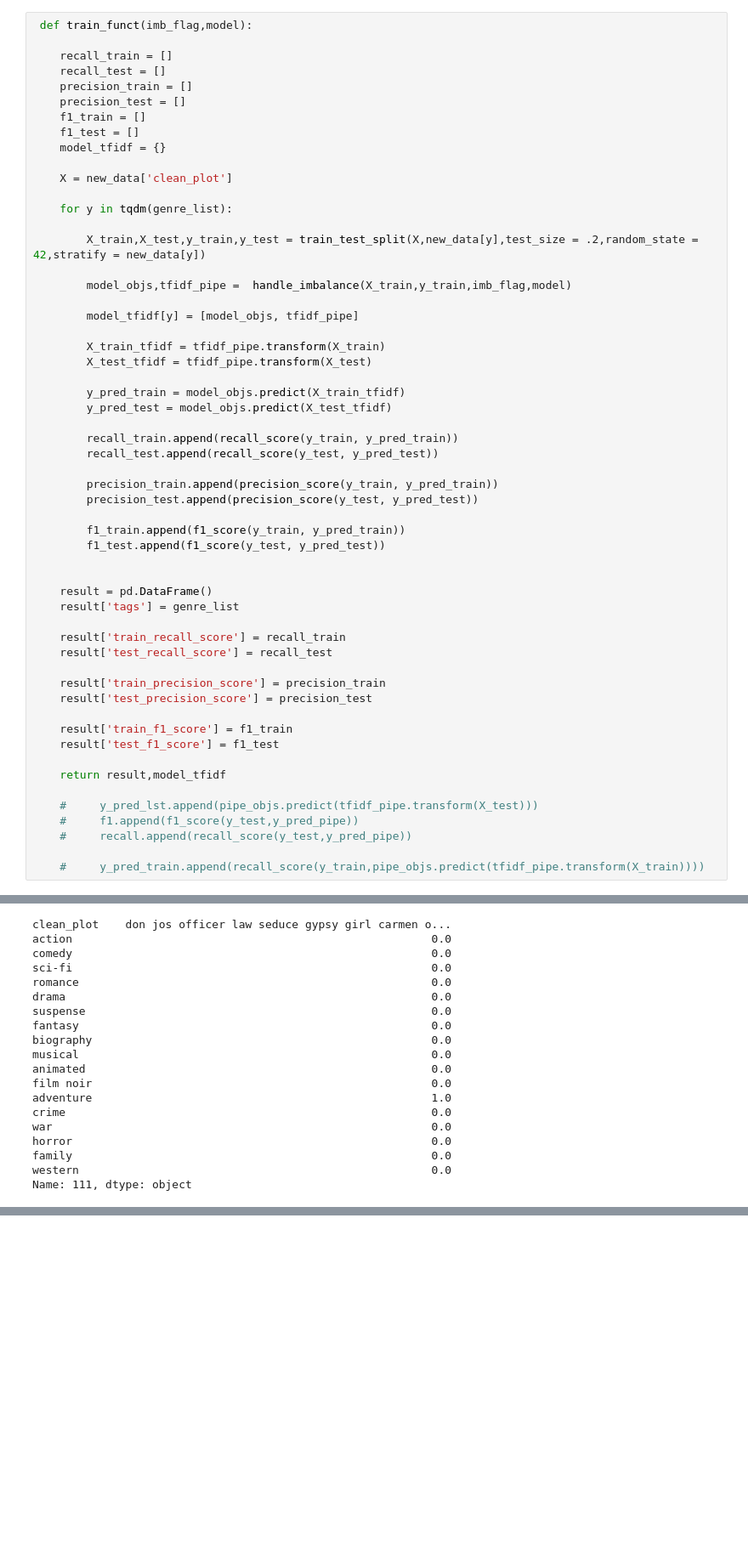
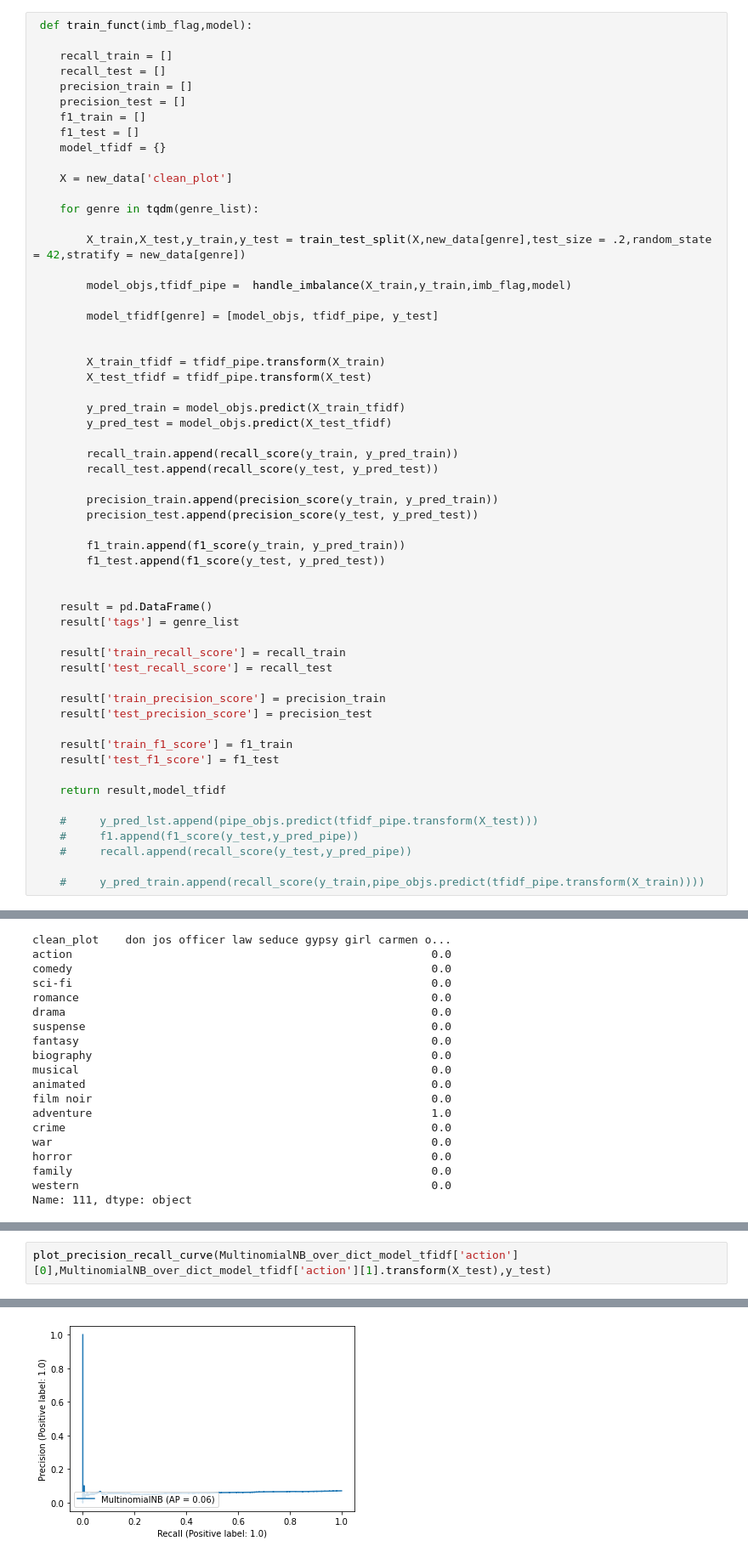
Before and after one commit to VarshaThakare/MultilabelClassificationWiki, a Jupyter notebook: multilabel_classification_wiki/src/notebook/multilabel_classification_wiki.ipynb, the cells around one changed output, grey strips where cells are left out. Shown at 85% size. Drawn from its saved outputs; the diff is of its cells as text; blank space fills up the shorter version.

```diff
--- a/multilabel_classification_wiki/src/notebook/multilabel_classification_wiki.ipynb
+++ b/multilabel_classification_wiki/src/notebook/multilabel_classification_wiki.ipynb
@@ -1081,13 +1084,14 @@ def handle_imbalance(x,y,imb_flag,model):
 
     X = new_data['clean_plot']
 
-    for y in tqdm(genre_list):
+    for genre in tqdm(genre_list):
 
-        X_train,X_test,y_train,y_test = train_test_split(X,new_data[y],test_size = .2,random_state = 42,stratify = new_data[y])
+        X_train,X_test,y_train,y_test = train_test_split(X,new_data[genre],test_size = .2,random_state = 42,stratify = new_data[genre])
 
         model_objs,tfidf_pipe =  handle_imbalance(X_train,y_train,imb_flag,model)
 
-        model_tfidf[y] = [model_objs, tfidf_pipe]
+        model_tfidf[genre] = [model_objs, tfidf_pipe, y_test]
+
 
         X_train_tfidf = tfidf_pipe.transform(X_train)
         X_test_tfidf = tfidf_pipe.transform(X_test)
@@ -1488,0 +1644,3 @@ new_data.iloc[268]['clean_plot']
+# %%
+plot_precision_recall_curve(MultinomialNB_over_dict_model_tfidf['action'][0],MultinomialNB_over_dict_model_tfidf['action'][1].transform(X_test),y_test)
+# %% [output]
@@ -1489,3 +1648,4 @@ new_data.iloc[268]['clean_plot']
+[figure, added]
 # %%
 # parameters = {'lr__C' : [1.0, 0.1, 0.01],
 #              }
```
Also changed, not shown: parts of 49 cells of this notebook.
